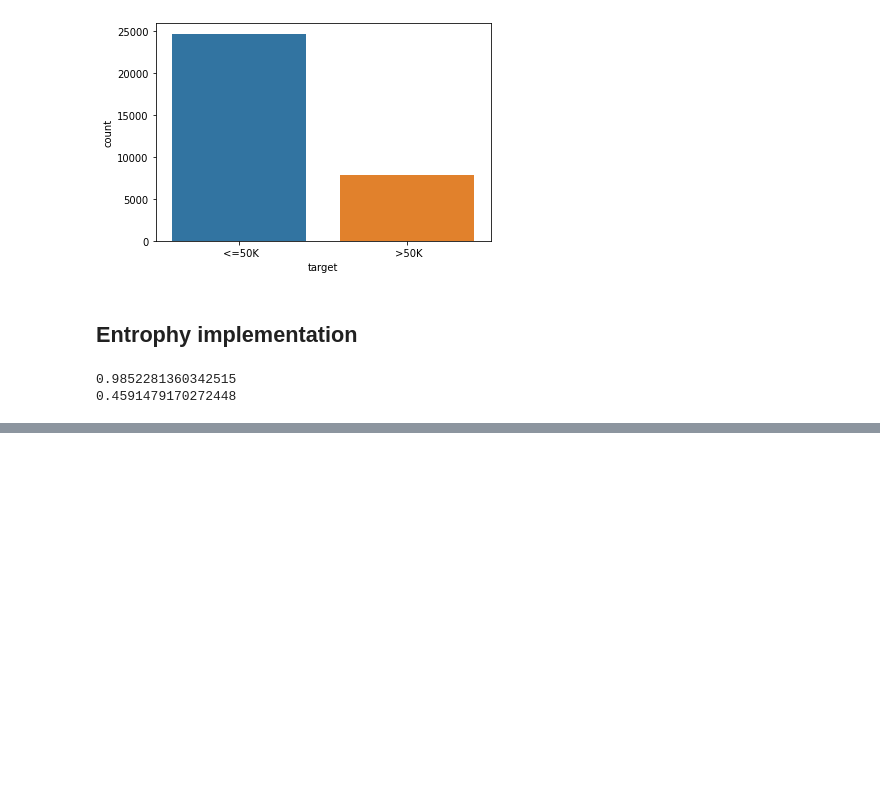
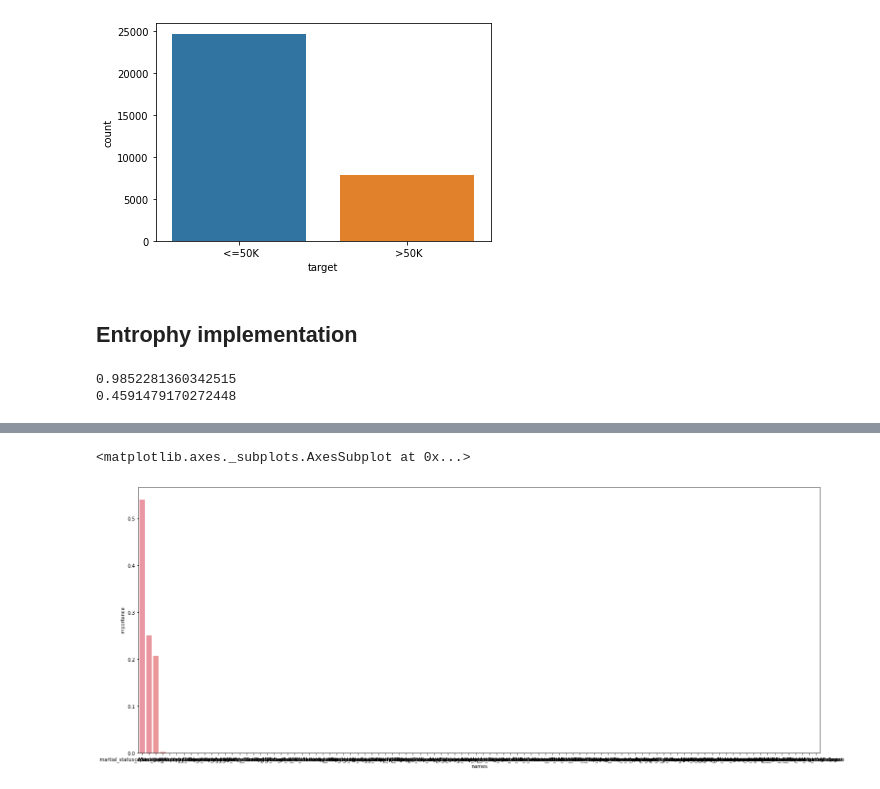
Before and after one commit to Ahsan-techie/DecisionTrees, a Jupyter notebook: DecisionTrees.ipynb, the cells around one changed output, grey strips where cells are left out. Drawn from its saved outputs; the diff is of its cells as text; code cells hidden in the pictures; blank space fills up the shorter version.

```diff
--- a/DecisionTrees.ipynb
+++ b/DecisionTrees.ipynb
@@ -261,0 +462,8 @@ class DecisionTree(object):
+# %%
+feature_names = list(X_train_encoded.columns)
+num_features = len(feature_names)
+importance = clf.feature_importances_
+
+df_importance = pd.DataFrame({"names":feature_names,"importance":importance})
+df_importance= df_importance.sort_values('importance',ascending=False).reset_index()
+df_importance.head()
@@ -261,0 +477,6 @@ class DecisionTree(object):
+# %%
+plt.figure(figsize=(25,10))
+sns.barplot(data=df_importance,x="names",y="importance")
+# %% [output]
+<matplotlib.axes._subplots.AxesSubplot at 0x...>
+[figure, added]
```
Also changed, not shown: parts of 28 cells of this notebook.
